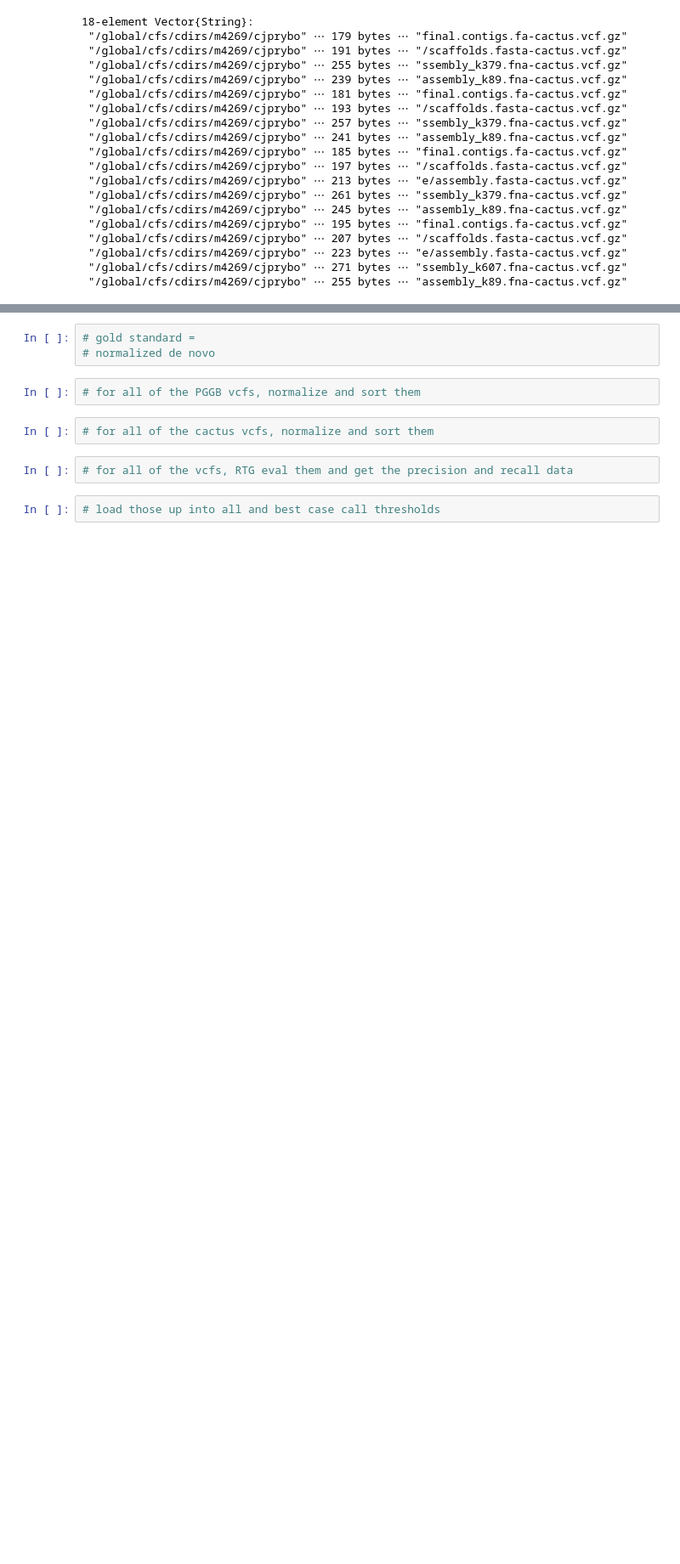
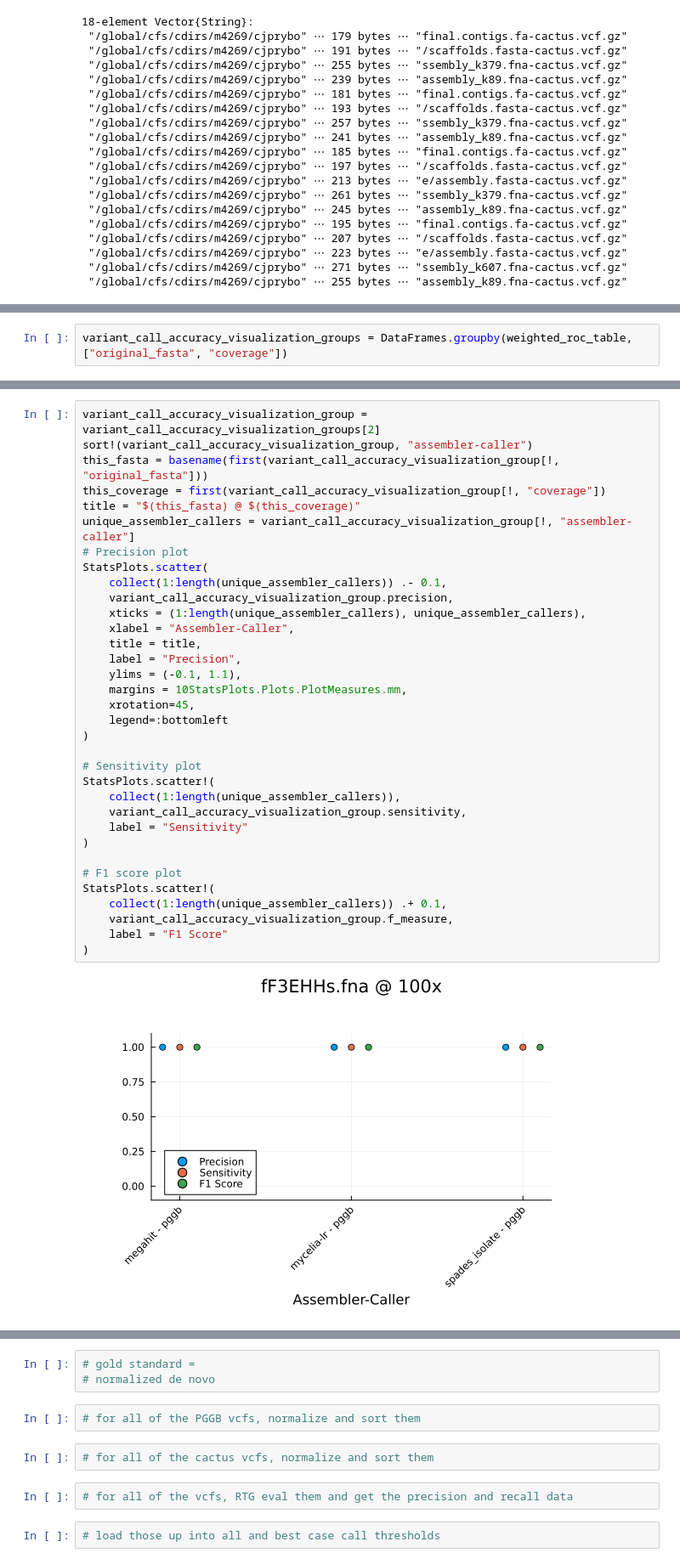
Before and after one commit to cjprybol/Mycelia, a Jupyter notebook: projects/variant-calling-benchmarking/notebooks/20240504.assembly-qc.ipynb, the cells around one changed output, grey strips where cells are left out. Shown at 85% size. Drawn from its saved outputs; the diff is of its cells as text; blank space fills up the shorter version.

Commit message:
initial figures

```diff
--- a/projects/variant-calling-benchmarking/notebooks/20240504.assembly-qc.ipynb
+++ b/projects/variant-calling-benchmarking/notebooks/20240504.assembly-qc.ipynb
@@ -967,0 +996,2 @@ weighted_roc_table
+# %%
+variant_call_accuracy_visualization_groups = DataFrames.groupby(weighted_roc_table, ["original_fasta", "coverage"])
@@ -967,0 +1022,36 @@ weighted_roc_table
+# %%
+variant_call_accuracy_visualization_group = variant_call_accuracy_visualization_groups[2]
+sort!(variant_call_accuracy_visualization_group, "assembler-caller")
+this_fasta = basename(first(variant_call_accuracy_visualization_group[!, "original_fasta"]))
+this_coverage = first(variant_call_accuracy_visualization_group[!, "coverage"])
+title = "$(this_fasta) @ $(this_coverage)"
+unique_assembler_callers = variant_call_accuracy_visualization_group[!, "assembler-caller"]
+# Precision plot
+StatsPlots.scatter(
+    collect(1:length(unique_assembler_callers)) .- 0.1,
+    variant_call_accuracy_visualization_group.precision,
+    xticks = (1:length(unique_assembler_callers), unique_assembler_callers),
+    xlabel = "Assembler-Caller",
+    title = title,
+    label = "Precision",
+    ylims = (-0.1, 1.1),
+    margins = 10StatsPlots.Plots.PlotMeasures.mm,
+    xrotation=45,
+    legend=:bottomleft
+)
+
+# Sensitivity plot
+StatsPlots.scatter!(
+    collect(1:length(unique_assembler_callers)),
+    variant_call_accuracy_visualization_group.sensitivity,
+    label = "Sensitivity"
+)
+
+# F1 score plot
+StatsPlots.scatter!(
+    collect(1:length(unique_assembler_callers)) .+ 0.1,
+    variant_call_accuracy_visualization_group.f_measure,
+    label = "F1 Score"
+)
+# %% [output]
+[figure, added]
```
Also changed, not shown: parts of 19 cells of this notebook, 1 other file.
